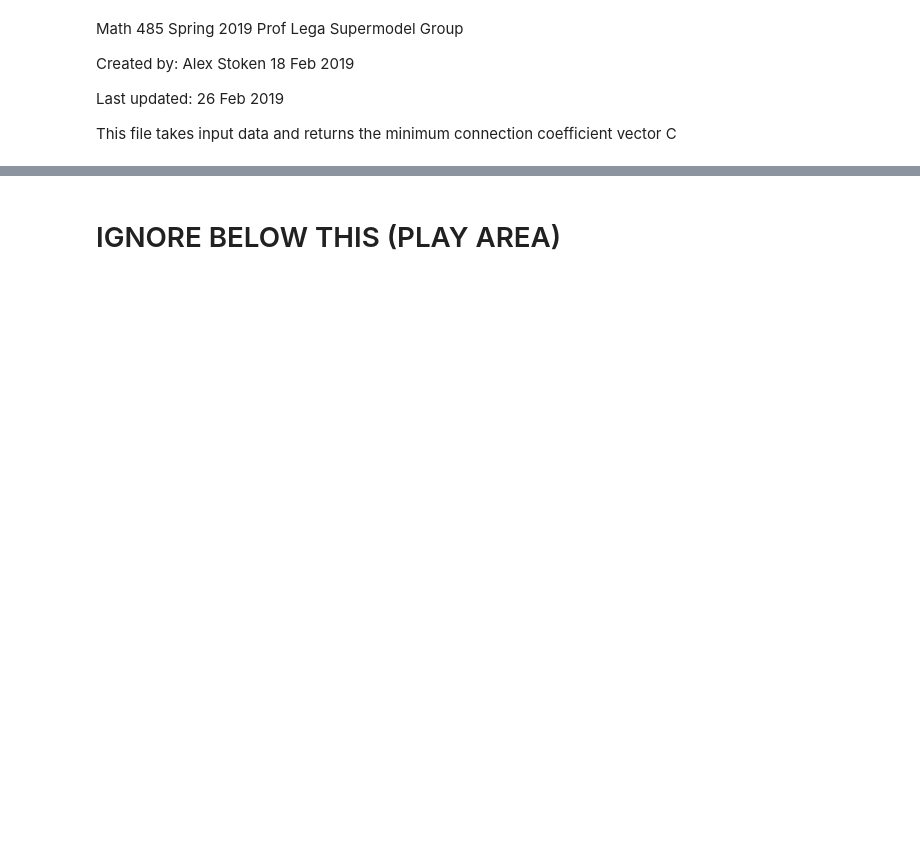
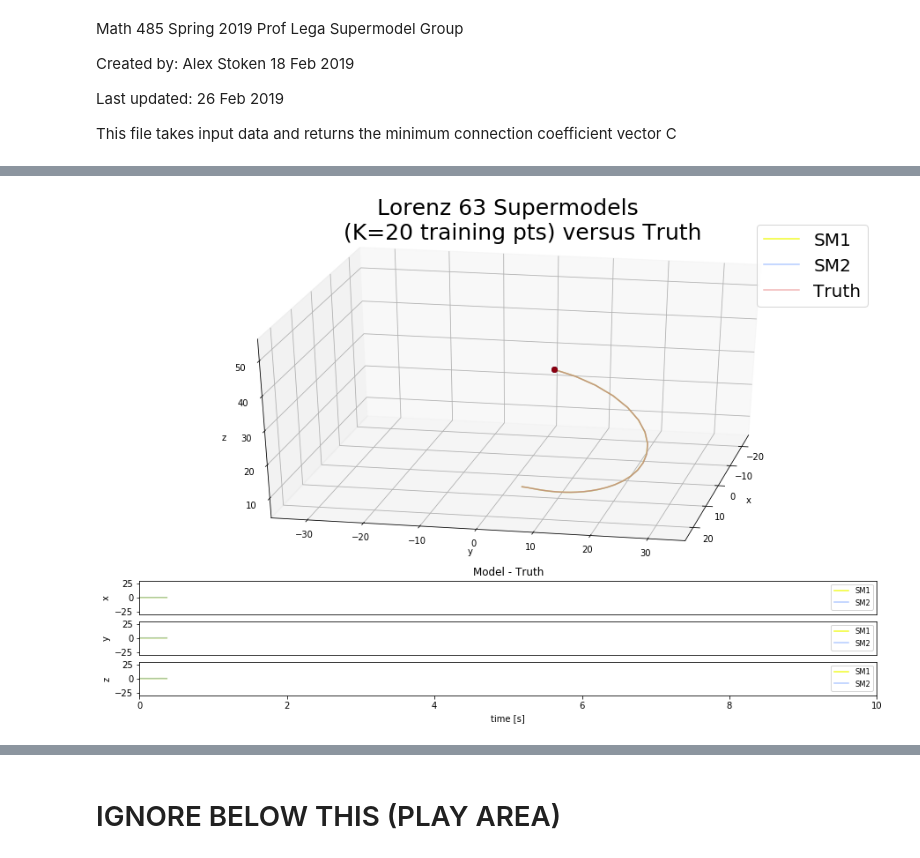
Before and after one commit to alexstoken/math485supermodels, a Jupyter notebook: find_min_C.ipynb, the cells around one changed output, grey strips where cells are left out. Saved outputs shown, nothing was run; the diff lists cells and outputs as text; code cells hidden in the pictures; blank space fills up the shorter version.

```diff
--- a/find_min_C.ipynb
+++ b/find_min_C.ipynb
@@ -175,7 +185,7 @@ def supermodel(sol):
     x_s = 1/3 * (sol[:,0:3] + sol[:,3:6] + sol[:,6:9])
     return x_s
 # %%
-def run_sm_optimization(last_fname = None):
+def run_sm_optimization(last_fname = None, verbose = True, k = 10):
     """
     parameters:
     last_fname - name of the file from the last run of the algorithm
@@ -187,7 +197,7 @@ def run_sm_optimization(last_fname = None):
     #taken from paper
     gamma = 0.4
     delta = 1
-    K = 200
+    K = k
 
 
     #load data and set initial conditions
@@ -222,7 +232,7 @@ def run_sm_optimization(last_fname = None):
     print(f'SM optimization beginning with C = {C_opt_guess}')
 
     #
-    C = optimize.fmin_cg(cost_fn, C_opt_guess, args=(K,gamma,delta, fname, data), full_output=True)
+    C = optimize.fmin_cg(cost_fn, C_opt_guess, args=(K,gamma,delta, fname, data, verbose), full_output=True)
 
     print(C)
     print('SM has been optimized')
@@ -230,0 +250,10 @@ def run_sm_optimization(last_fname = None):
+# %%
+#to run from random start
+#run_sm_optimization()
+
+#to run from last place left off
+last_fname = 'F_list_2019-03-27_09:04:26.csv'
+C_opt = run_sm_optimization(last_fname, verbose = False, k = 10)
+
+#to run a new version
+C_opt = run_sm_optimization()
@@ -319,0 +423,4 @@ ani.save(mp4name+ '.mp4', writer = 'ffmpeg' )
+# %%
+animate_l63('F_list_2019-03-24_10:58:12.csv', 'F_list_2019-03-16_22:02:39.csv', 'fn_test',20, t_max= 10, frame_num=20)
+# %% [output]
+[figure, added]
```
Also changed, not shown: parts of 23 cells of this notebook, 23 other files.
